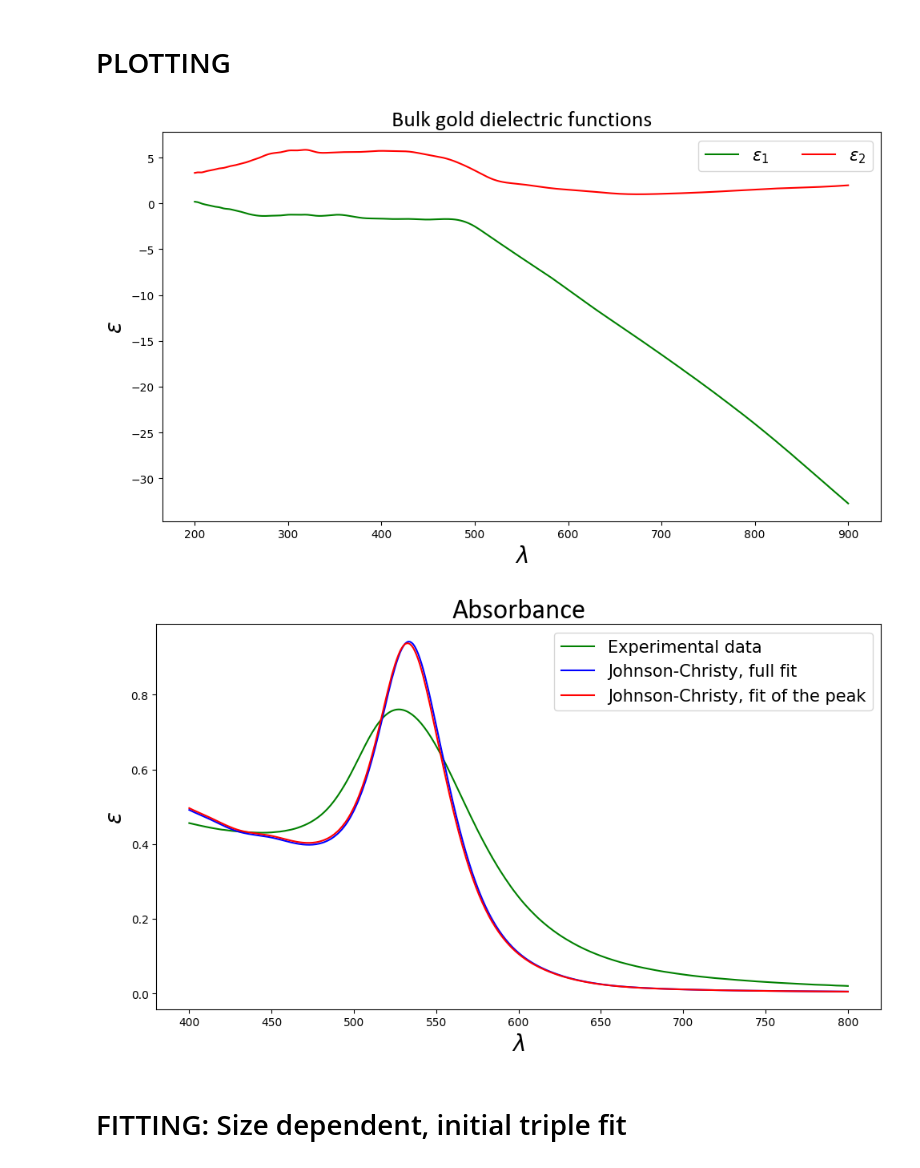
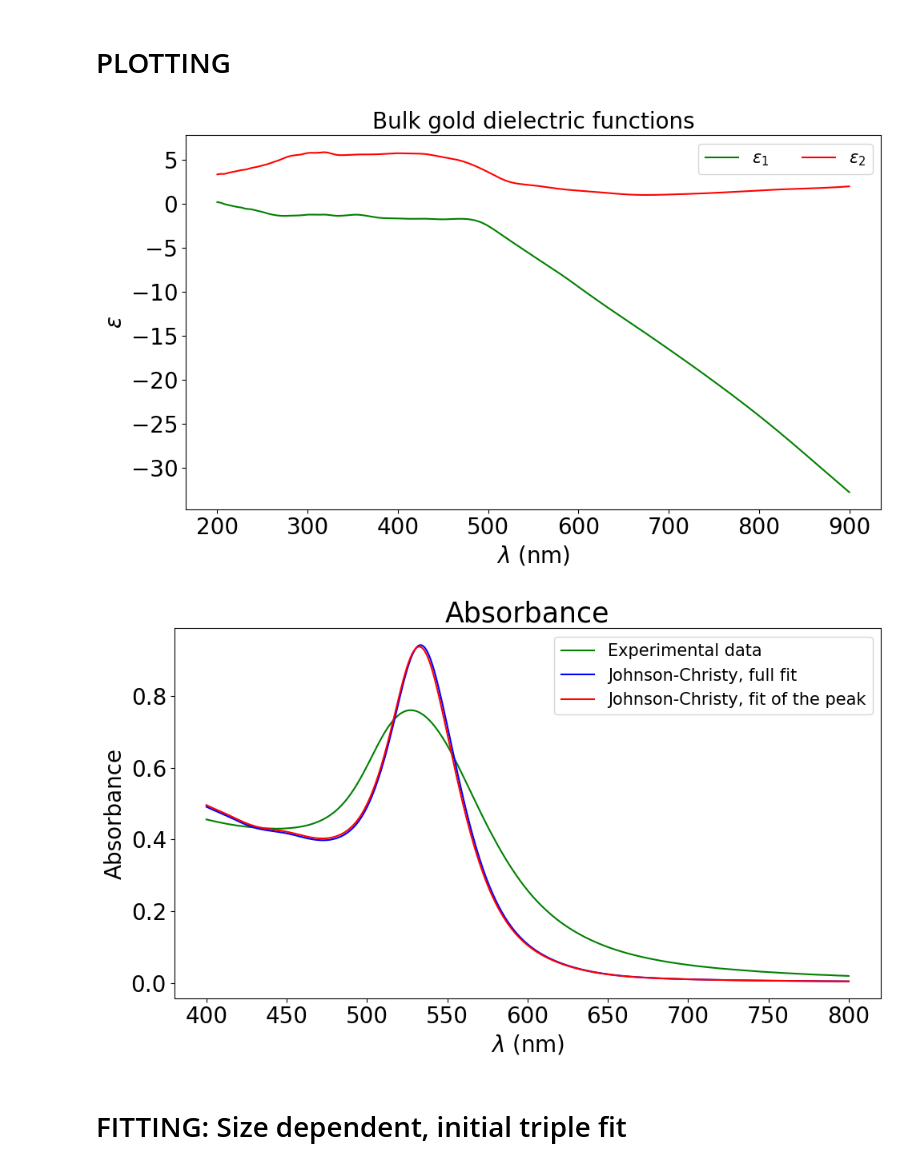
Before and after one commit to DuskrainG/Nanophysics-lab-activity, a Jupyter notebook: notebook_analisi.ipynb, the cells around one changed output. Saved outputs shown, nothing was run; the diff lists cells and outputs as text; code cells hidden in the pictures.

```diff
--- a/notebook_analisi.ipynb
+++ b/notebook_analisi.ipynb
@@ -123,27 +126,31 @@ Chi-squared = 37.51093164516652
 # %%
 # Bulk gold dielectric functions
 plt.figure(figsize=(10, 6), dpi=100)
 plt.plot(l_bulk, epsilon1_bulk, color="green", label=r"$\epsilon_1$")
 plt.plot(l_bulk, epsilon2_bulk, color="red", label=r"$\epsilon_2$")
 plt.title("Bulk gold dielectric functions", fontdict={"fontname": "Calibri", "fontsize": fs})
-plt.xlabel(r"$\lambda$", fontdict={"fontsize": fs})
+plt.xlabel(r"$\lambda$ (nm)", fontdict={"fontsize": fs})
+plt.xticks(fontsize=fs)
 plt.ylabel(r"$\epsilon$", fontdict={"fontsize": fs})
+plt.yticks(fontsize=fs)
 plt.legend(fontsize=fs//4*3, ncol=2)
 plt.tight_layout()
 
 # JC plots
 plt.figure(figsize=(10, 6), dpi=100)
 plt.plot(l, absorbance, color="green", label=r"Experimental data")
 plt.plot(l, Absorbance_JC_fitted, color="blue", label=r"Johnson-Christy, full fit")
 plt.plot(l, Absorbance_JC_fitted_r, color="red", label=r"Johnson-Christy, fit of the peak")
 plt.title("Absorbance", fontdict={"fontname": "Calibri", "fontsize": fs+5})
-plt.xlabel(r"$\lambda$", fontdict={"fontsize": fs})
-plt.ylabel(r"$\epsilon$", fontdict={"fontsize": fs})
+plt.xlabel(r"$\lambda$ (nm)", fontdict={"fontsize": fs})
+plt.xticks(fontsize=fs)
+plt.ylabel("Absorbance", fontdict={"fontsize": fs})
+plt.yticks(fontsize=fs)
 plt.legend(fontsize=fs//4*3, ncol=1)
 plt.tight_layout()
 # %% [output]
-[figure, old version]
+[figure, new version]
-[figure, old version]
+[figure, new version]
 # %% [markdown]
 #  FITTING: Size dependent, initial triple fit
 # %%
```
Also changed, not shown: parts of 5 cells of this notebook, 1 other file.
